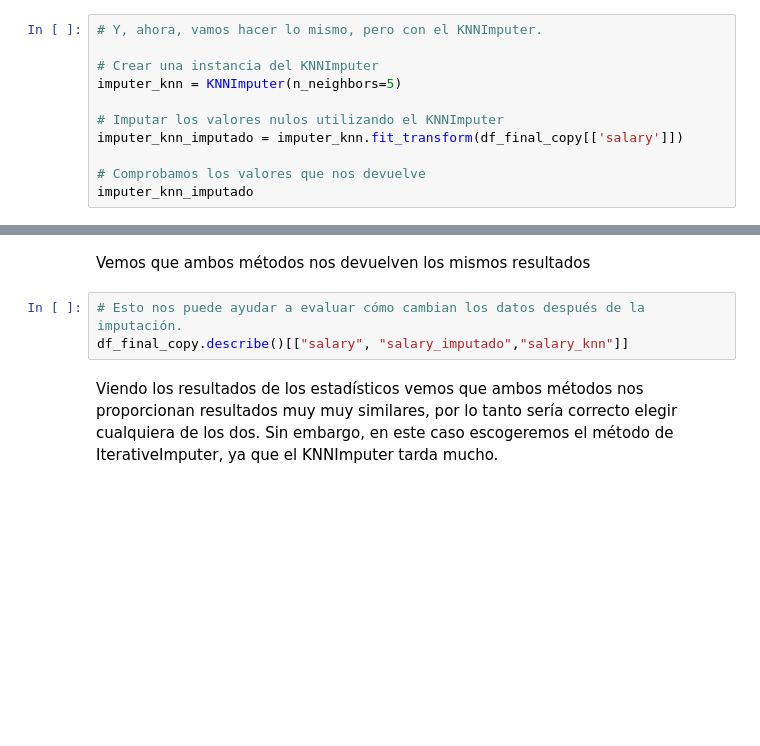
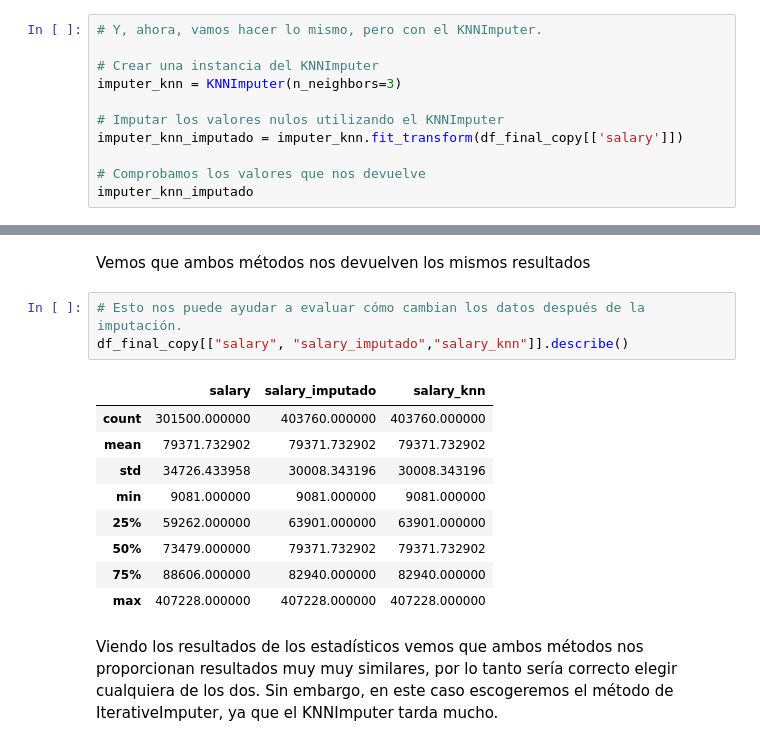
Before and after one commit to Adalab/bda-modulo-3-evaluacion-final-Dondiz, a Jupyter notebook: Notebooks/1_Exploración_y_Limpieza.ipynb, the cells around one changed output, grey strips where cells are left out. Cells and saved outputs as stored; diff of their text form; blank space fills up the shorter version.

```diff
--- a/Notebooks/1_Exploración_y_Limpieza.ipynb
+++ b/Notebooks/1_Exploración_y_Limpieza.ipynb
@@ -735,7 +715,7 @@ df_final_copy['salary_imputado'].isnull().sum()
 # Y, ahora, vamos hacer lo mismo, pero con el KNNImputer.
 
 # Crear una instancia del KNNImputer
-imputer_knn = KNNImputer(n_neighbors=5)
+imputer_knn = KNNImputer(n_neighbors=3)
 
 # Imputar los valores nulos utilizando el KNNImputer
 imputer_knn_imputado = imputer_knn.fit_transform(df_final_copy[['salary']])
@@ -753,7 +741,17 @@ df_final_copy["salary_knn"].isnull().sum()
 Vemos que ambos métodos nos devuelven los mismos resultados
 # %%
 # Esto nos puede ayudar a evaluar cómo cambian los datos después de la imputación.
-df_final_copy.describe()[["salary", "salary_imputado","salary_knn"]]
+df_final_copy[["salary", "salary_imputado","salary_knn"]].describe()
+# %% [output]
+|  | salary | salary_imputado | salary_knn |
+| count | 301500.000000 | 403760.000000 | 403760.000000 |
+| mean | 79371.732902 | 79371.732902 | 79371.732902 |
+| std | 34726.433958 | 30008.343196 | 30008.343196 |
+| min | 9081.000000 | 9081.000000 | 9081.000000 |
+| 25% | 59262.000000 | 63901.000000 | 63901.000000 |
+| 50% | 73479.000000 | 79371.732902 | 79371.732902 |
+| 75% | 88606.000000 | 82940.000000 | 82940.000000 |
+| max | 407228.000000 | 407228.000000 | 407228.000000 |
 # %% [markdown]
 Viendo los resultados de los estadísticos vemos que ambos métodos nos proporcionan resultados muy muy similares, por lo tanto sería correcto elegir cualquiera de los dos. Sin embargo, en este caso escogeremos el método de IterativeImputer, ya que el KNNImputer tarda mucho.
 # %% [markdown]
```
Also changed, not shown: parts of 14 cells of this notebook, 3 other files.
